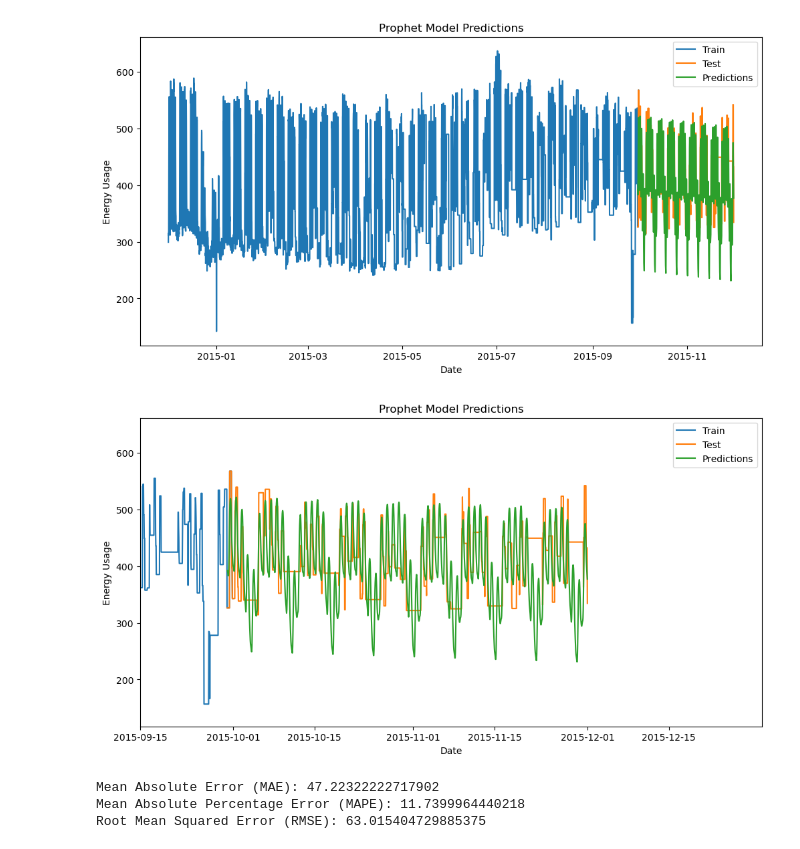
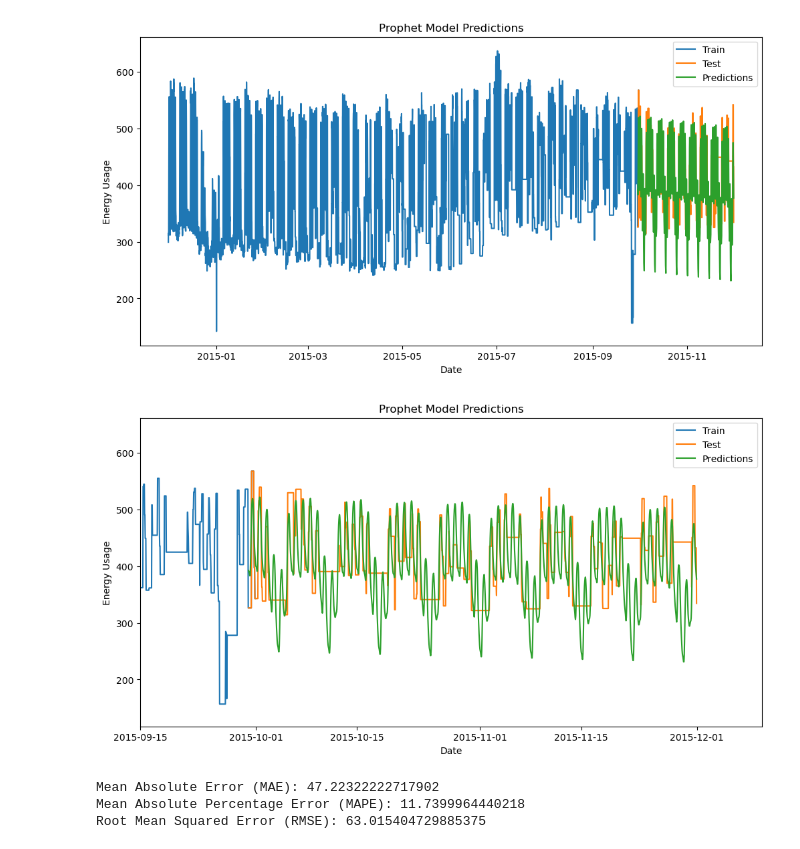
Before and after one commit to climaco-sarmiento/my-phd-project, a Jupyter notebook: model-studies/PROPHET3.ipynb, the cells around one changed output. Drawn from its saved outputs; the diff is of its cells as text; code cells hidden in the pictures.

Commit message:
updated plot

```diff
--- a/model-studies/PROPHET3.ipynb
+++ b/model-studies/PROPHET3.ipynb
@@ -43,21 +43,21 @@ plt.show()
 # %%
 # Define the date range for zooming in
 zoom_start_date = pd.to_datetime('2015-09-15')
-zoom_end_date = pd.to_datetime('2015-12-31')
+zoom_end_date = pd.to_datetime('2015-12-10')
 
 # Plotting the actual data and predictions with zoom
 plt.figure(figsize=(12, 6))
 plt.plot(train.index, train.values, label='Train')
 plt.plot(test.index, test.values, label='Test')
 plt.plot(forecast['ds'], forecast['yhat'], label='Predictions')
 plt.xlabel('Date')
 plt.ylabel('Energy Usage')
 plt.title('Prophet Model Predictions')
 plt.xlim(zoom_start_date, zoom_end_date)  # Set the x-axis limits for zooming
 plt.legend()
 plt.show()
 # %% [output]
-[figure, old version]
+[figure, new version]
 # %%
 import numpy as np
 
```
Also changed, not shown: parts of 1 cell of this notebook.
